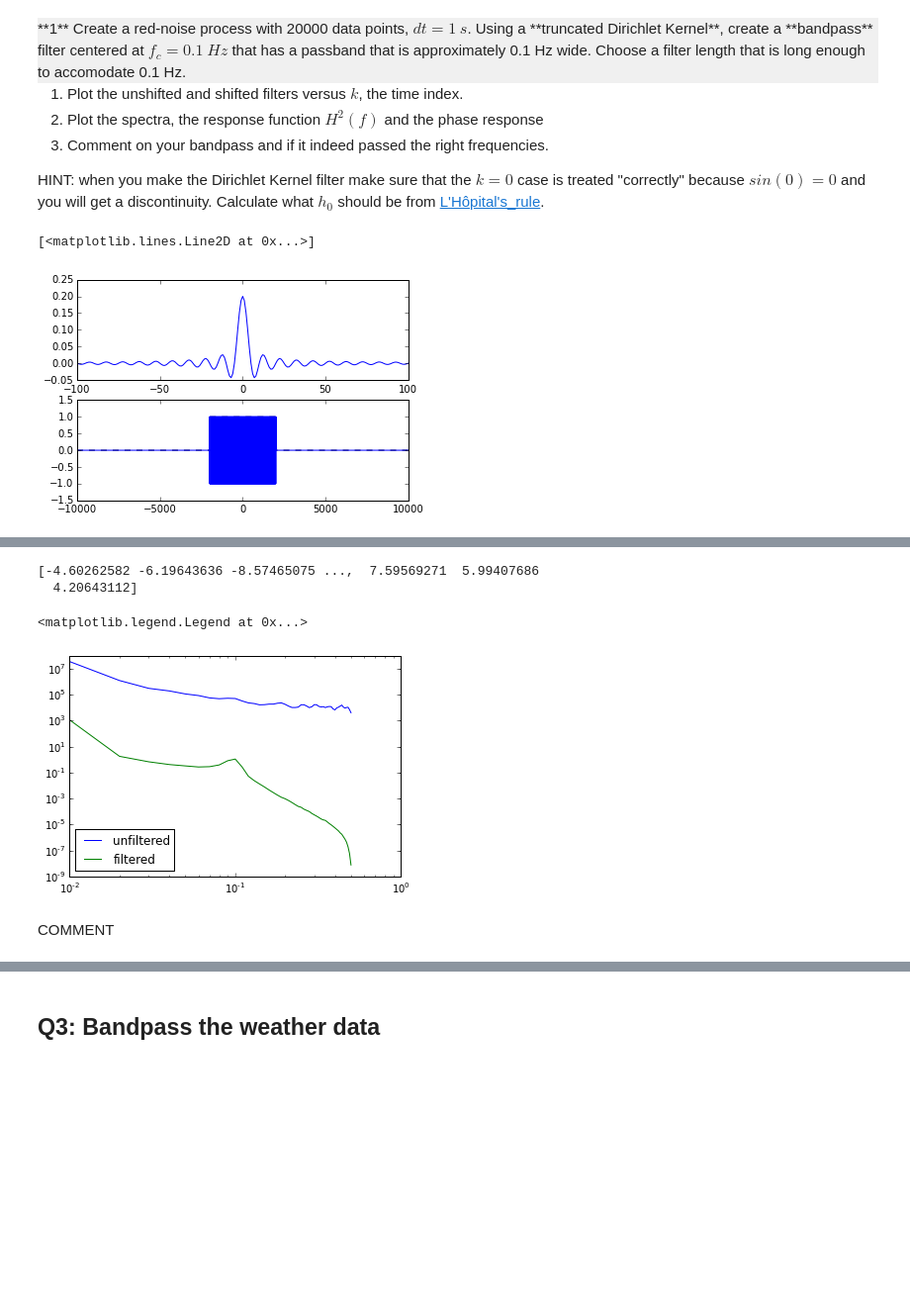
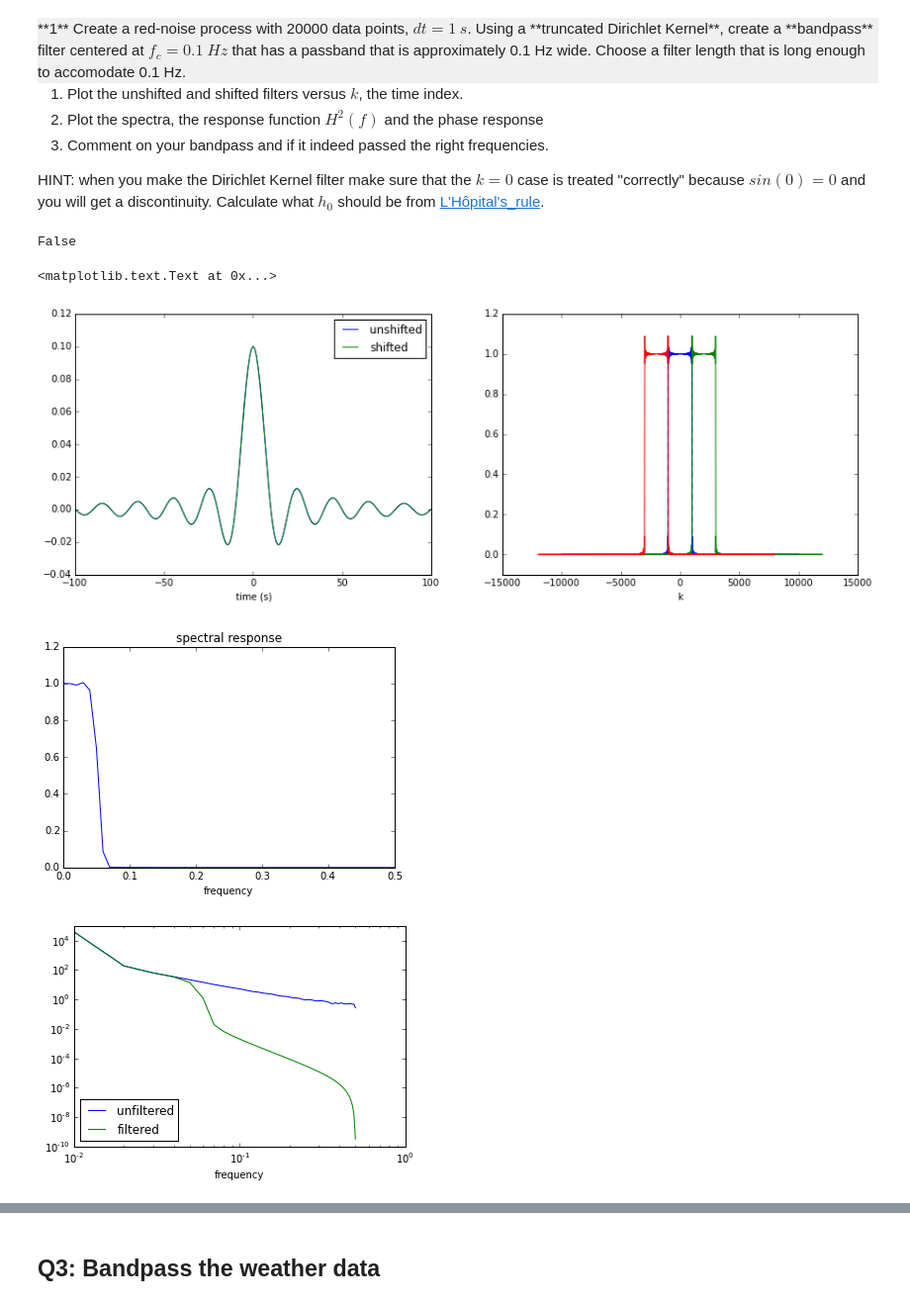
Before and after one commit to mpgriff/P411Assignments, a Jupyter notebook: p411a7-mattgriffiths.ipynb, the cells around one changed output, grey strips where cells are left out. Shown at 99% size. Cells and saved outputs as stored; diff of their text form; code cells hidden in the pictures; blank space fills up the shorter version.

```diff
--- a/p411a7-mattgriffiths.ipynb
+++ b/p411a7-mattgriffiths.ipynb
@@ -131,22 +143,31 @@ angH3 = np.angle(Gxy3)
 plt.figure(figsize=(15, 5))
 ax1 = plt.subplot(1,3,1);
 ax1.plot(t[450:550], xn[450:550], label='signal')
-ax1.plot(t[450:550], y[450:550], label='freq cut-off: 0.06')
+ax1.plot(t[450:550], y2[450:550], label='freq cut-off: 0.06')
 la = 'freq cut-off: ' + str(cutoff)
-ax1.plot(t[450:550], y[450:550], label=la)
+ax1.plot(t[450:550], y3[450:550], label=la)
 ax1.plot(t[450:550], y1[450:550], label='no hanning filter')
+ax1.set_xlim(490,510)
+ax1.set_xlabel('time (s)')
+ax1.set_title('Raw series vs Filtered Series')
 ax1.legend(loc=3)
 
 ax2 = plt.subplot(1,3,2)
 ax2.loglog(ff2, H2, label='freq cut-off: 0.06')
 ax2.loglog(ff3, H3, label=la)
 ax2.loglog(ff1, H1, label='no hanning')
+ax2.set_xlabel('frequency [Hz]')
+ax2.set_title('Specta Response')
+ax2.axvline(x=0.03, ymin=0, ymax=1)
 ax2.legend(loc=3)
 
 ax3 = plt.subplot(1,3,3)
 ax3.semilogx(ff2, angH2, label='freq cut-off: 0.06')
 ax3.semilogx(ff3, angH3, label=la)
 ax3.semilogx(ff1, angH1, 'g--', label='no hanning')
+ax3.set_xlabel('frequency [Hz]')
+ax3.set_ylabel('phase')
+ax3.set_title('Phase Response')
 ax3.legend(loc=3)
 # %% [output]
 <matplotlib.legend.Legend at 0x...>
@@ -167,21 +188,56 @@ HINT: when you make the Dirichlet Kernel filter make sure that the $k=0$ case is
 # %%
 N=20000
 t = np.arange(N*1.)
 x = np.cumsum(np.random.randn(N))
 x = x-np.mean(x)
-fc = 0.1
+fc = 0.05
 M = fc*2*N+1
 k = np.array(range(-N/2, N/2))
 h = (1./N)*np.sin(np.pi*(k+0.000001)*M/N)/np.sin(np.pi*(k+0.000001)/N)
+hshift = h*np.cos(2*np.pi*k*0.1/N)
+Hideal = h*0. + 1.
+Hideal[abs(k)>(M-1)/2] = 0
+K = 1210
+h[abs(k)>(K-1)/2]=0.
 H = N*np.fft.fftshift(np.fft.ifft(h))
 
+print np.allclose(h, hshift)
 
-plt.subplots(2,1)
-ax1 = plt.subplot(2,1,1); ax1.plot(k, h); ax1.set_xlim(-100, 100)
-Hideal = h*0. + 1.
-Hideal[abs(k)>(M-1)/2] = 0
-ax2 = plt.subplot(2,1,2); ax2.plot(k, Hideal, 'k--'); #ax2.set_ylim(-0.1, 1.1)
-ax2.plot(k, H)
+plt.subplots(1,2, figsize=(15,5))
+ax1 = plt.subplot(1,2,1); ax1.plot(k, h, label='unshifted'); ax1.set_xlim(-100, 100)
+ax1.plot(k, hshift, label='shifted')
+ax1.set_xlabel('time (s)'); ax1.legend()
+ax2 = plt.subplot(1,2,2); ax2.plot(k, Hideal, 'k--'); ax2.set_ylim(-0.1, 1.2);
+ax2.plot(k, abs(H))
+ax2.plot((k+M), abs(H))
+ax2.plot((k-M), abs(H))
+ax2.set_xlabel('k')
+
+xh = np.convolve(x,hshift, 'same')
+Gxx, fx = mlab.psd(x, Fs=1, NFFT=100, noverlap=50)
+Gxxf, fx = mlab.psd(xh, Fs=1, NFFT=100, noverlap=50)
+Gyx, fyx = mlab.csd(x, xh, Fs=1, NFFT=100, noverlap=50)
+Hg = abs(Gxxf/Gxx)
+angH = np.angle(Gyx)
+plt.figure()
+plt.plot(fx, Hg)
+plt.title('spectral response')
+plt.xlabel('frequency')
+plt.figure()
+
+plt.loglog(fx, Gxx, label='unfiltered')
+plt.loglog(fx, Gxxf, label='filtered')
+plt.xlabel('frequency')
+plt.legend(loc=3)
+
+plt.figure()
+plt.semilogx(fx, angH)
+plt.title('phase response')
+plt.ylabel('phase')
+plt.xlabel('frequency')
 # %% [output]
-[<matplotlib.lines.Line2D at 0x...>]
+False
+<matplotlib.text.Text at 0x...>
-[figure, old version]
+[figure, new version]
+[figure, added]
+[figure, added]
@@ -188,14 +244,0 @@ ax2.plot(k, H)
-# %%
-print np.convolve(x,hs, 'same')
-Gxxf, fx = mlab.psd(x, Fs=1, NFFT=100, noverlap=50)
-Gxxf, fx = mlab.psd(np.convolve(x,hs, 'same'), Fs=1, NFFT=100, noverlap=50)
-plt.loglog(fx, Gxx, label='unfiltered')
-plt.loglog(fx, Gxxf, label='filtered')
-plt.legend(loc=3)
-# %% [output]
-[-4.60262582 -6.19643636 -8.57465075 ...,  7.59569271  5.99407686
-  4.20643112]
-<matplotlib.legend.Legend at 0x...>
-[figure, removed]
-# %% [markdown]
-COMMENT
```
Also changed, not shown: parts of 8 cells of this notebook.
